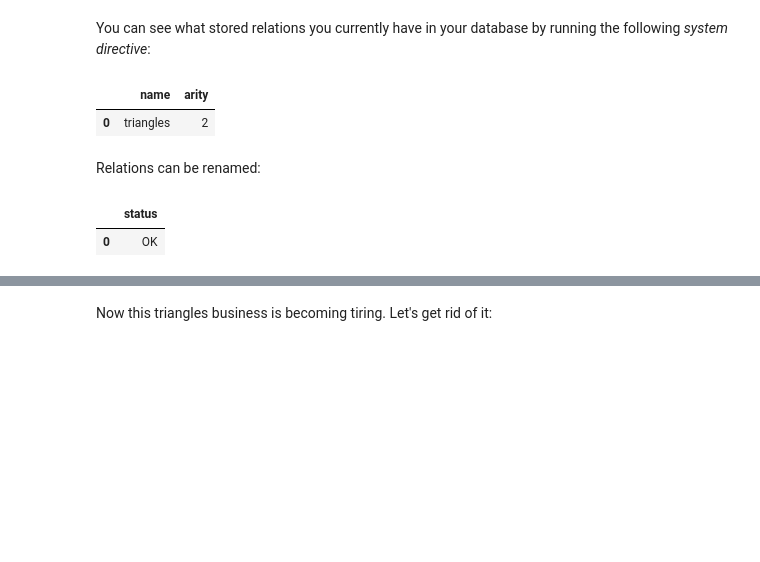
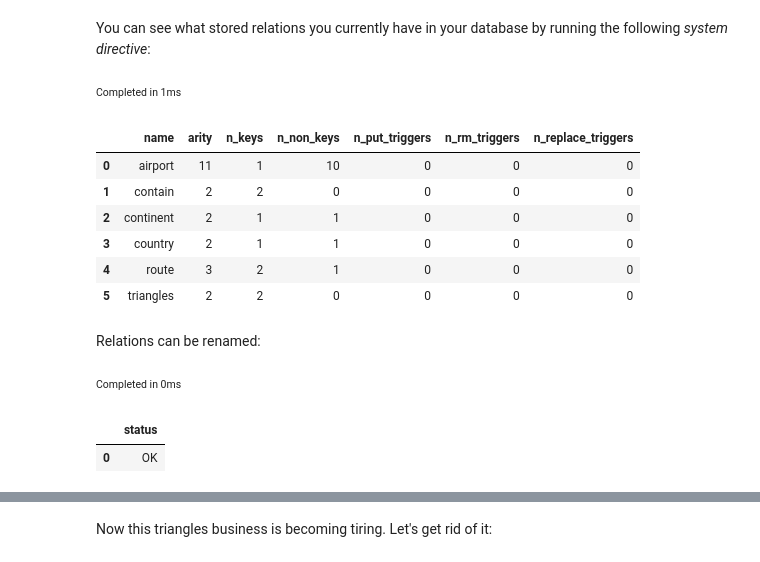
Before and after one commit to cozodb/cozo, a Jupyter notebook: tutorial/1-acrobatics.ipynb, the cells around one changed output, grey strips where cells are left out. Drawn from its saved outputs; the diff is of its cells as text; code cells hidden in the pictures; blank space fills up the shorter version.

```diff
--- a/tutorial/1-acrobatics.ipynb
+++ b/tutorial/1-acrobatics.ipynb
@@ -639,15 +668,22 @@ Only the `rederive`ed tuples remain.
 # %% [markdown]
 You can see what stored relations you currently have in your database by running the following _system directive_:
 # %%
-:db relations
+::relations
 # %% [output]
+Completed in 1ms
-|  | name | arity |
-| 0 | triangles | 2 |
+|  | name | arity | n_keys | n_non_keys | n_put_triggers | n_rm_triggers | n_replace_triggers |
+| 0 | airport | 11 | 1 | 10 | 0 | 0 | 0 |
+| 1 | contain | 2 | 2 | 0 | 0 | 0 | 0 |
+| 2 | continent | 2 | 1 | 1 | 0 | 0 | 0 |
+| 3 | country | 2 | 1 | 1 | 0 | 0 | 0 |
+| 4 | route | 3 | 2 | 1 | 0 | 0 | 0 |
+| 5 | triangles | 2 | 2 | 0 | 0 | 0 | 0 |
 # %% [markdown]
 Relations can be renamed:
 # %%
-:db rename relation triangles love_triangles
+::relation rename triangles -> love_triangles
 # %% [output]
+Completed in 0ms
 |  | status |
 | 0 | OK |
 # %%
```
Also changed, not shown: parts of 35 cells of this notebook, 1 other file.
